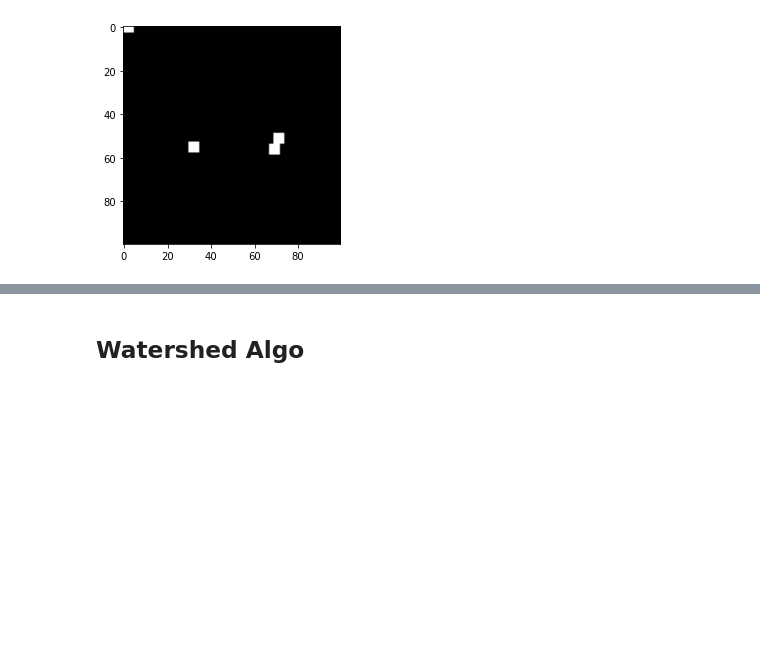
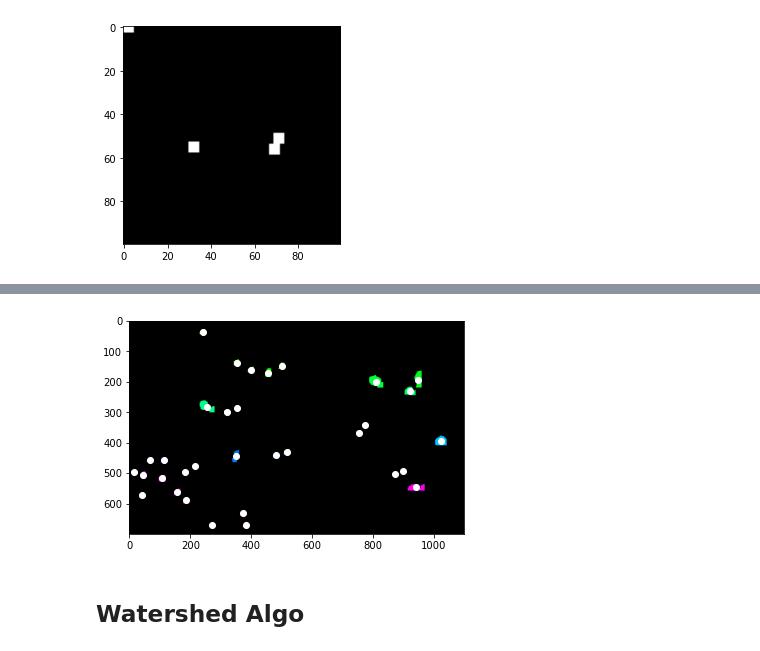
Before and after one commit to moates695/cs9517_Group_Project, a Jupyter notebook: marcus/preprocess.ipynb, the cells around one changed output, grey strips where cells are left out. Cells and saved outputs as stored; diff of their text form; code cells hidden in the pictures; blank space fills up the shorter version.

```diff
--- a/marcus/preprocess.ipynb
+++ b/marcus/preprocess.ipynb
@@ -521,3 +542,9 @@ show(create_img(new)[525:575,925:975])
+# %%
+cs, pts_labels = get_centroids(create_img(new_pts), DBSCAN(eps=1.42, min_samples=1))
+# %%
+plt_rgb_img_scatter(cs, pts_labels)
+# %% [output]
+[figure, added]
 # %% [markdown]
 ## Watershed Algo
 # %%
```
Also changed, not shown: parts of 4 cells of this notebook.
